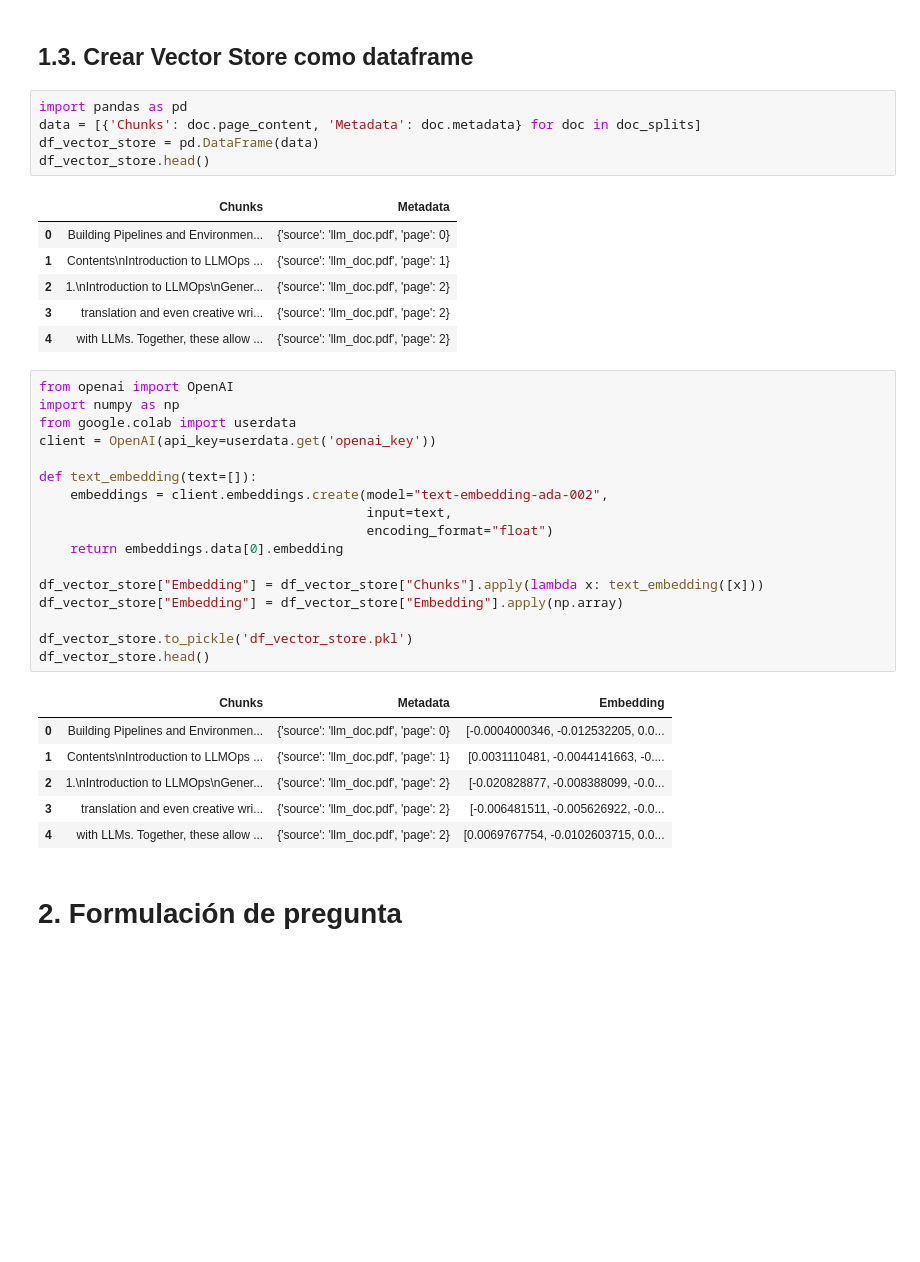
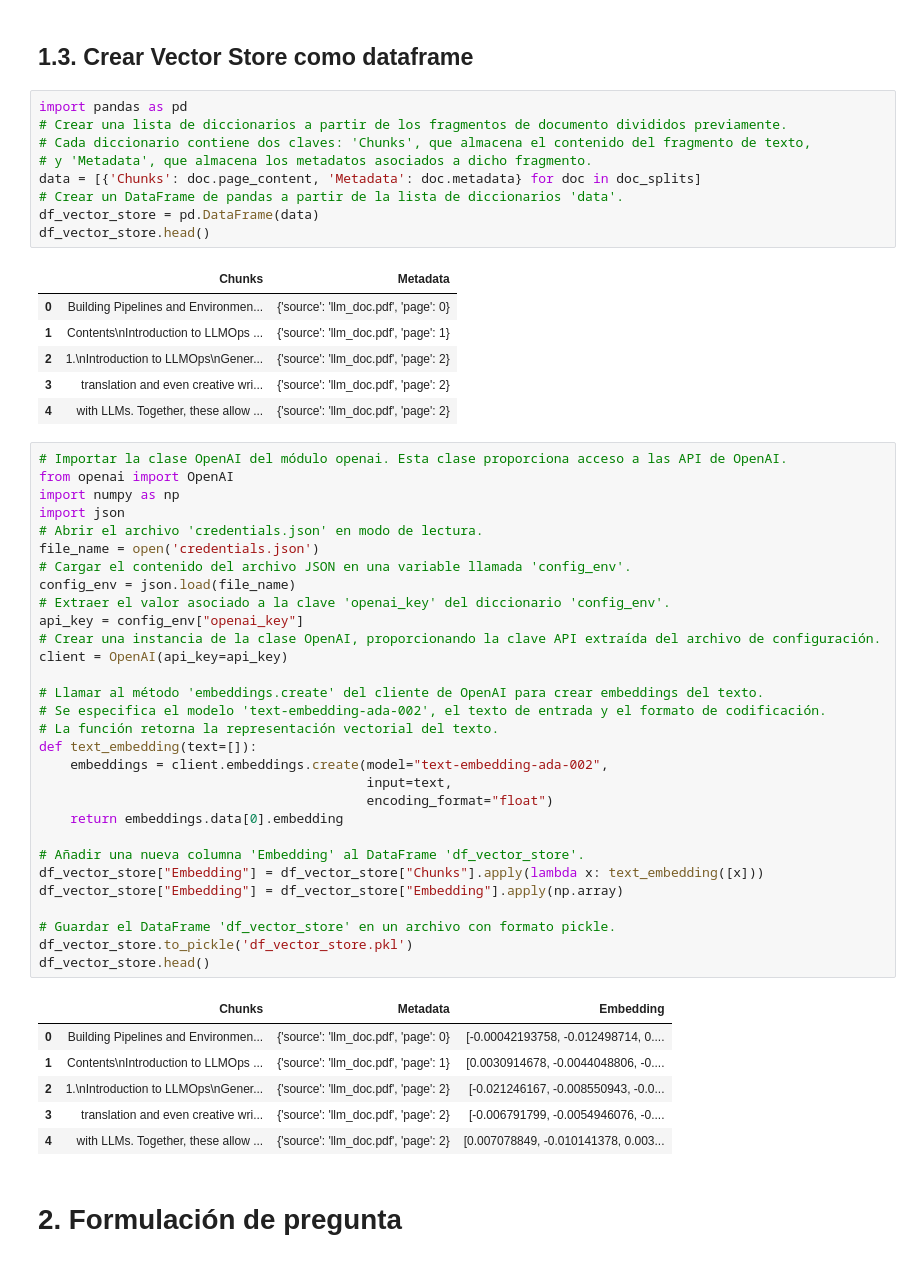
Before and after one commit to jhon2301922021/chatbot_qa, a Jupyter notebook: Lab_LLM_intro.ipynb, the cells around one changed output. Saved outputs shown, nothing was run; the diff lists cells and outputs as text; blank space fills up the shorter version.

```diff
--- a/Lab_LLM_intro.ipynb
+++ b/Lab_LLM_intro.ipynb
@@ -68,7 +98,11 @@ doc_splits[3].metadata
 ## 1.3. Crear Vector Store como dataframe
 # %%
 import pandas as pd
+# Crear una lista de diccionarios a partir de los fragmentos de documento divididos previamente.
+# Cada diccionario contiene dos claves: 'Chunks', que almacena el contenido del fragmento de texto,
+# y 'Metadata', que almacena los metadatos asociados a dicho fragmento.
 data = [{'Chunks': doc.page_content, 'Metadata': doc.metadata} for doc in doc_splits]
+# Crear un DataFrame de pandas a partir de la lista de diccionarios 'data'.
 df_vector_store = pd.DataFrame(data)
 df_vector_store.head()
 # %% [output]
@@ -78,29 +112,42 @@ df_vector_store.head()
 | 2 | 1.\nIntroduction to LLMOps\nGener... | {'source': 'llm_doc.pdf', 'page': 2} |
 | 3 | translation and even creative wri... | {'source': 'llm_doc.pdf', 'page': 2} |
 | 4 | with LLMs. Together, these allow ... | {'source': 'llm_doc.pdf', 'page': 2} |
-# %%
-from openai import OpenAI
-import numpy as np
-from google.colab import userdata
-client = OpenAI(api_key=userdata.get('openai_key'))
-
-def text_embedding(text=[]):
-    embeddings = client.embeddings.create(model="text-embedding-ada-002",
-                                          input=text,
-                                          encoding_format="float")
-    return embeddings.data[0].embedding
-
-df_vector_store["Embedding"] = df_vector_store["Chunks"].apply(lambda x: text_embedding([x]))
-df_vector_store["Embedding"] = df_vector_store["Embedding"].apply(np.array)
-
-df_vector_store.to_pickle('df_vector_store.pkl')
-df_vector_store.head()
-# %% [output]
-|  | Chunks | Metadata | Embedding |
-| 0 | Building Pipelines and Environmen... | {'source': 'llm_doc.pdf', 'page': 0} | [-0.0004000346, -0.012532205, 0.0... |
-| 1 | Contents\nIntroduction to LLMOps ... | {'source': 'llm_doc.pdf', 'page': 1} | [0.0031110481, -0.0044141663, -0.... |
-| 2 | 1.\nIntroduction to LLMOps\nGener... | {'source': 'llm_doc.pdf', 'page': 2} | [-0.020828877, -0.008388099, -0.0... |
-| 3 | translation and even creative wri... | {'source': 'llm_doc.pdf', 'page': 2} | [-0.006481511, -0.005626922, -0.0... |
-| 4 | with LLMs. Together, these allow ... | {'source': 'llm_doc.pdf', 'page': 2} | [0.0069767754, -0.0102603715, 0.0... |
+# %%
+# Importar la clase OpenAI del módulo openai. Esta clase proporciona acceso a las API de OpenAI.
+from openai import OpenAI
+import numpy as np
+import json
+# Abrir el archivo 'credentials.json' en modo de lectura.
+file_name = open('credentials.json')
+# Cargar el contenido del archivo JSON en una variable llamada 'config_env'.
+config_env = json.load(file_name)
+# Extraer el valor asociado a la clave 'openai_key' del diccionario 'config_env'.
+api_key = config_env["openai_key"]
+# Crear una instancia de la clase OpenAI, proporcionando la clave API extraída del archivo de configuración.
+client = OpenAI(api_key=api_key)
+
+# Llamar al método 'embeddings.create' del cliente de OpenAI para crear embeddings del texto.
+# Se especifica el modelo 'text-embedding-ada-002', el texto de entrada y el formato de codificación.
+# La función retorna la representación vectorial del texto.
+def text_embedding(text=[]):
+    embeddings = client.embeddings.create(model="text-embedding-ada-002",
+                                          input=text,
+                                          encoding_format="float")
+    return embeddings.data[0].embedding
+
+# Añadir una nueva columna 'Embedding' al DataFrame 'df_vector_store'.
+df_vector_store["Embedding"] = df_vector_store["Chunks"].apply(lambda x: text_embedding([x]))
+df_vector_store["Embedding"] = df_vector_store["Embedding"].apply(np.array)
+
+# Guardar el DataFrame 'df_vector_store' en un archivo con formato pickle.
+df_vector_store.to_pickle('df_vector_store.pkl')
+df_vector_store.head()
+# %% [output]
+|  | Chunks | Metadata | Embedding |
+| 0 | Building Pipelines and Environmen... | {'source': 'llm_doc.pdf', 'page': 0} | [-0.00042193758, -0.012498714, 0.... |
+| 1 | Contents\nIntroduction to LLMOps ... | {'source': 'llm_doc.pdf', 'page': 1} | [0.0030914678, -0.0044048806, -0.... |
+| 2 | 1.\nIntroduction to LLMOps\nGener... | {'source': 'llm_doc.pdf', 'page': 2} | [-0.021246167, -0.008550943, -0.0... |
+| 3 | translation and even creative wri... | {'source': 'llm_doc.pdf', 'page': 2} | [-0.006791799, -0.0054946076, -0.... |
+| 4 | with LLMs. Together, these allow ... | {'source': 'llm_doc.pdf', 'page': 2} | [0.007078849, -0.010141378, 0.003... |
 # %% [markdown]
 # 2.  Formulación de pregunta
```
Also changed, not shown: parts of 11 cells of this notebook, 3 other files.
